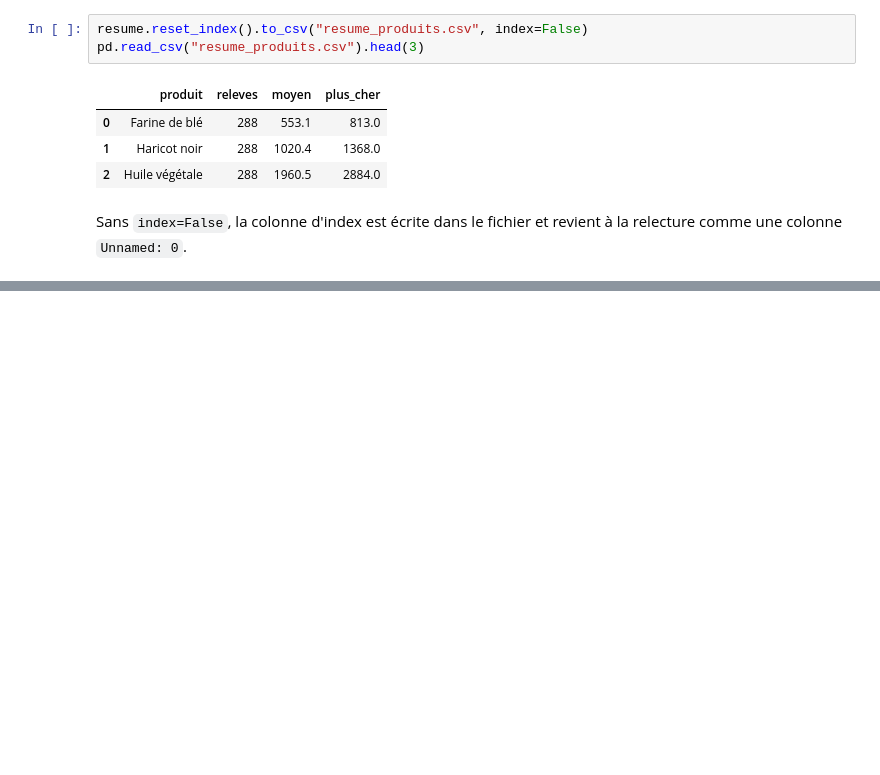
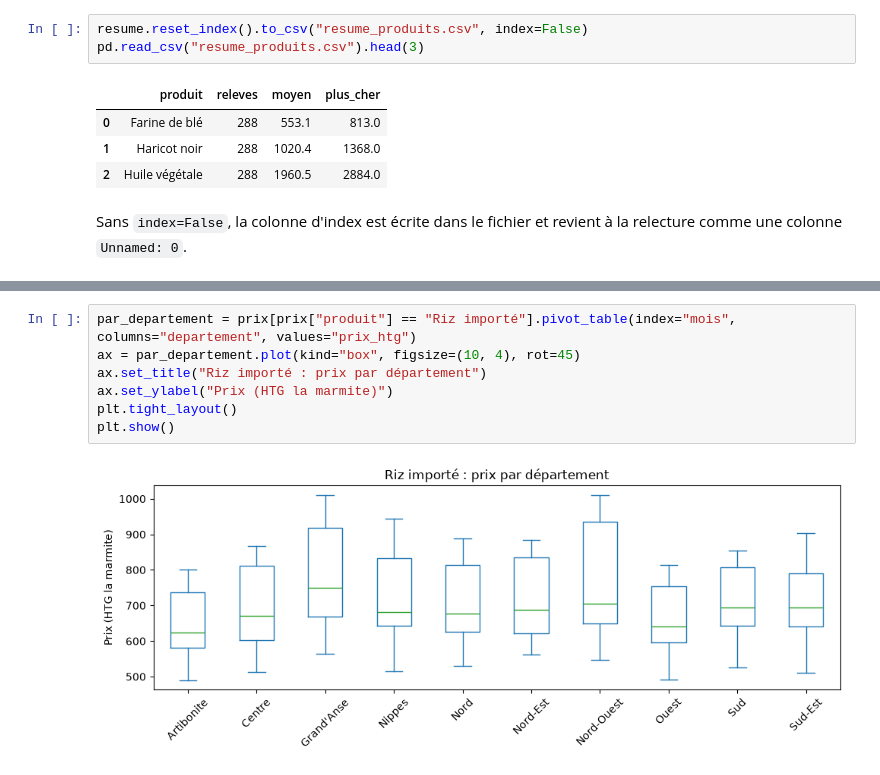
Before and after one commit to esih-classroom/pratiques-python-data, a Jupyter notebook: seance-04-regrouper-combiner.ipynb, the cells around one changed output, grey strips where cells are left out. Saved outputs shown, nothing was run; the diff lists cells and outputs as text; blank space fills up the shorter version.

```diff
--- a/seance-04-regrouper-combiner.ipynb
+++ b/seance-04-regrouper-combiner.ipynb
@@ -332,0 +376,9 @@ Les énoncés et les résultats attendus sont sur la page de la séance 4.
+# %%
+par_departement = prix[prix["produit"] == "Riz importé"].pivot_table(index="mois", columns="departement", values="prix_htg")
+ax = par_departement.plot(kind="box", figsize=(10, 4), rot=45)
+ax.set_title("Riz importé : prix par département")
+ax.set_ylabel("Prix (HTG la marmite)")
+plt.tight_layout()
+plt.show()
+# %% [output]
+[figure, added]
```
Also changed, not shown: parts of 22 cells of this notebook.
